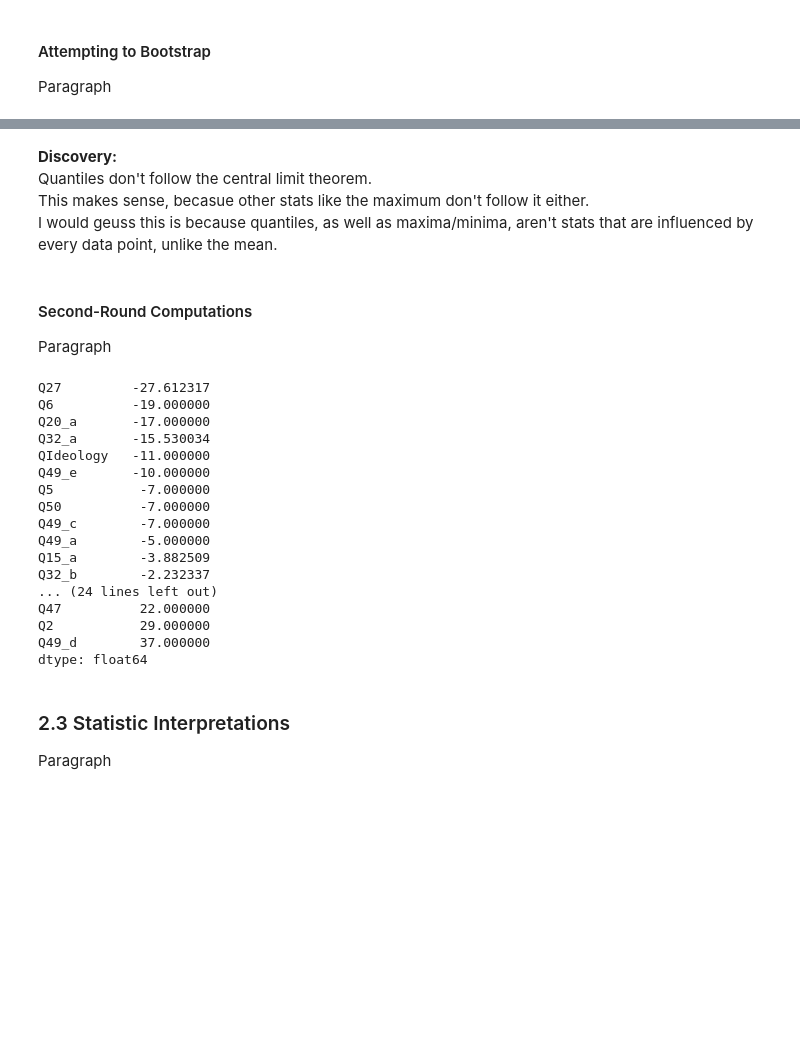
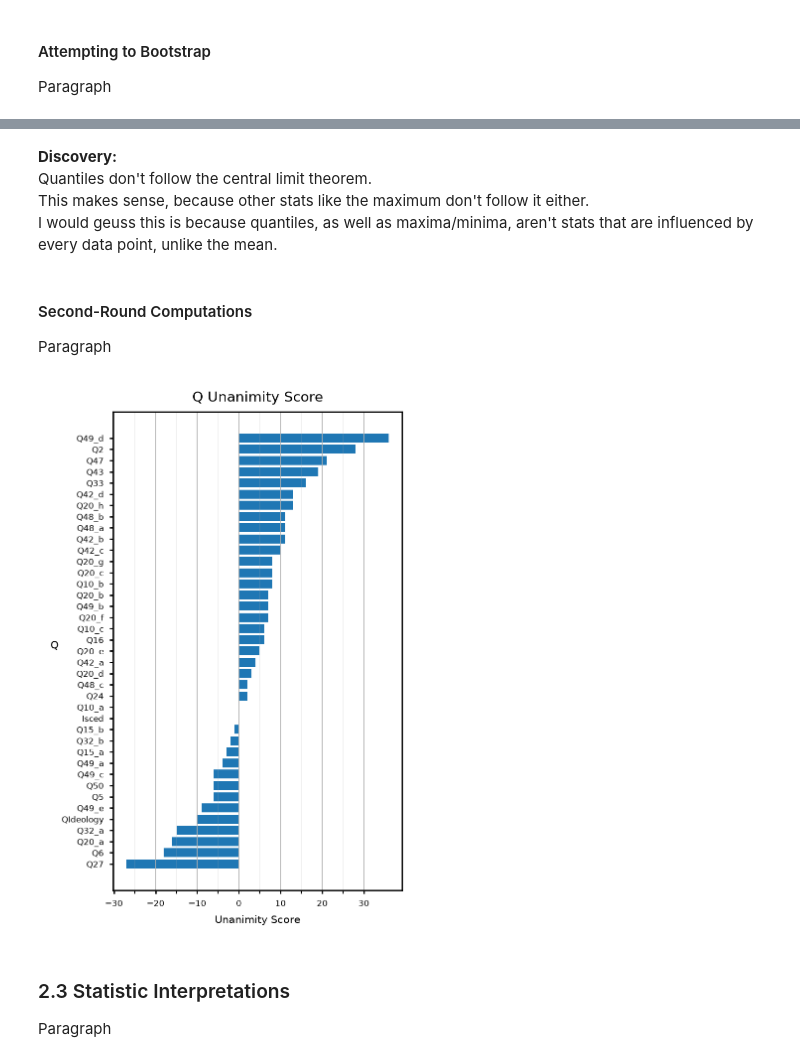
Before and after one commit to EvansOMalley/Personal-Project-Summer-2026, a Jupyter notebook: Summer-2026.ipynb, the cells around one changed output, grey strips where cells are left out. Drawn from its saved outputs; the diff is of its cells as text; code cells hidden in the pictures; blank space fills up the shorter version.

```diff
--- a/Summer-2026.ipynb
+++ b/Summer-2026.ipynb
@@ -829,8 +820,9 @@ def Unanimity(col: pd.Series, bot_lim, top_lim):
     agreeability = np.sum(col > top_lim) - np.sum(col < bot_lim)
     respondents = Parent_DF[col.name].notna()
     weights = Parent_DF["Weight"].where(respondents)
+    unanimity_val = agreeability * np.sum(respondents * weights) * (1/Parent_DF.shape[0])
 
-    return agreeability * np.sum(respondents * weights) * (1/Parent_DF.shape[0])
+    return int(unanimity_val)
 # %% [markdown]
 ---
 ### 2.2 Implement Statistics
@@ -951,7 +955,7 @@ pass
 # %% [markdown]
 __Discovery:__
 Quantiles don't follow the central limit theorem.
-This makes sense, becasue other stats like the maximum don't follow it either.
+This makes sense, because other stats like the maximum don't follow it either.
 I would geuss this is because quantiles, as well as maxima/minima, aren't stats that are influenced by every data point, unlike the mean.
 # %% [markdown]
 #### Second-Round Computations
@@ -959,27 +963,21 @@ Paragraph
 # %%
 HA_Unanimity = Hist_Areas_DF.apply(
                    Unanimity, bot_lim = unlike_lim, top_lim = alike_lim
                ).sort_values()
 
-HA_Unanimity
+Ufig, Uax = Plt_Config(title = "Q Unanimity Score",
+                       xlab = "Unanimity Score")
+
+Uax.barh(HA_Unanimity.index, HA_Unanimity)
+Ufig.set_size_inches(3, 5)
+Uax.set_ylabel("Q", size = 6, rotation = 0)
+Uax.set_xticks(minor = True, ticks = np.arange(-30, 30, 5))
+Uax.grid(axis = 'x', which = "Major", linewidth = 0.5)
+Uax.grid(axis = 'x', which = "Minor", linewidth = 0.1)
+
+pass
 # %% [output]
-Q27         -27.612317
-Q6          -19.000000
-Q20_a       -17.000000
-Q32_a       -15.530034
-QIdeology   -11.000000
-Q49_e       -10.000000
-Q5           -7.000000
-Q50          -7.000000
-Q49_c        -7.000000
-Q49_a        -5.000000
-Q15_a        -3.882509
-Q32_b        -2.232337
-... (24 lines left out)
-Q47          22.000000
-Q2           29.000000
-Q49_d        37.000000
-dtype: float64
+[figure, added]
 # %% [markdown]
 ### 2.3 Statistic Interpretations
 Paragraph
```
Also changed, not shown: parts of 14 cells of this notebook.
